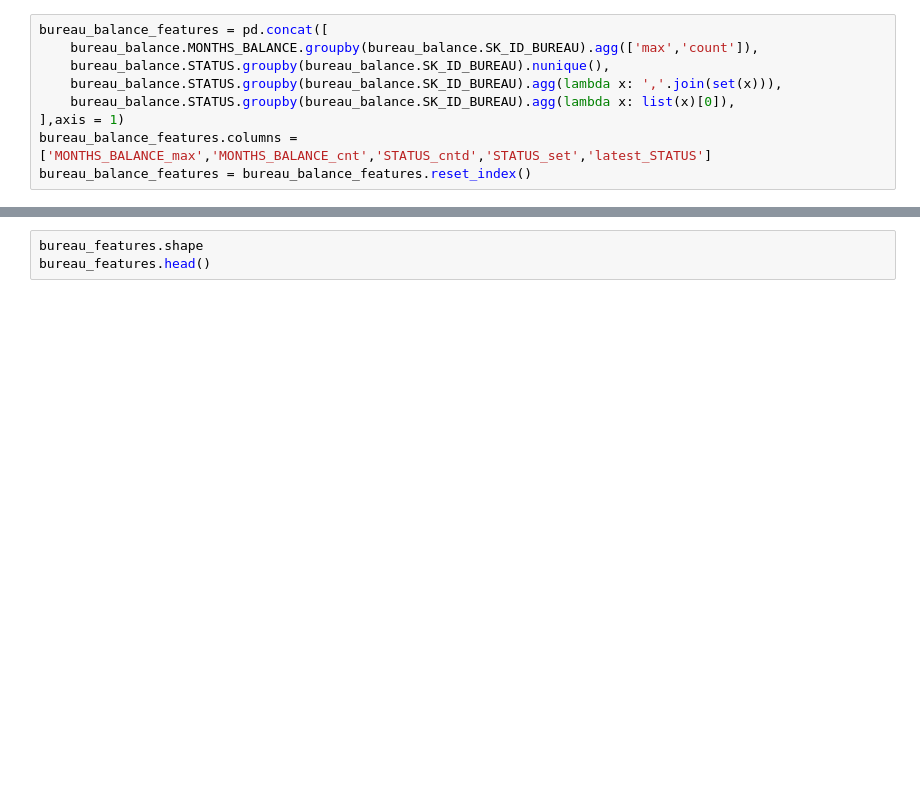
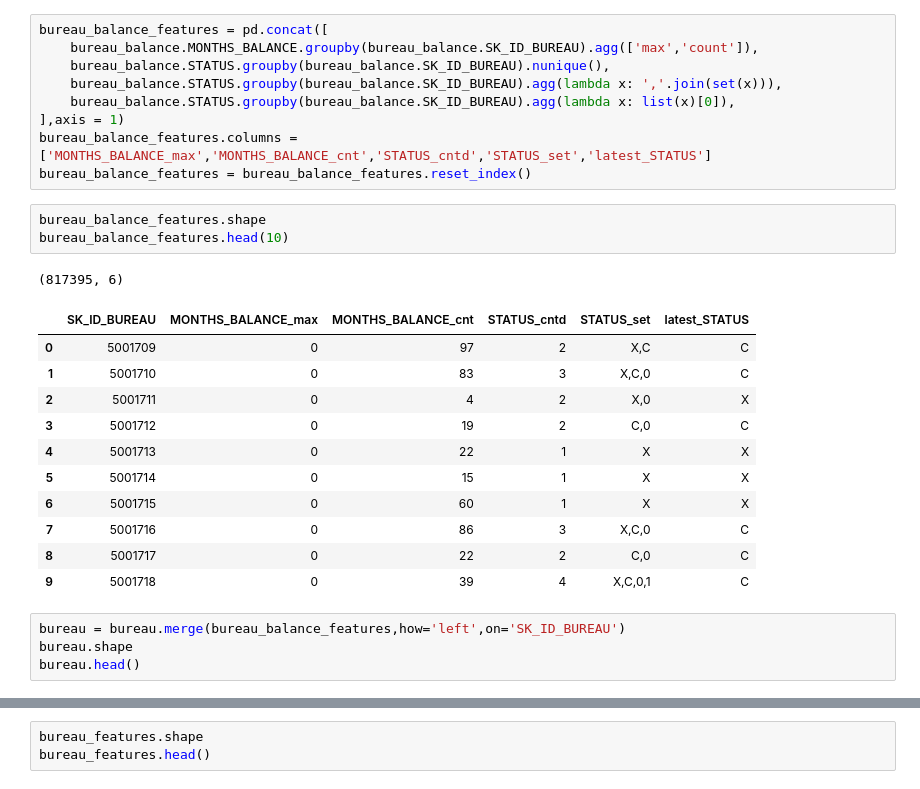
Before and after one commit to niujiaolaoganba/home_credit, a Jupyter notebook: bureau_features.ipynb, the cells around one changed output, grey strips where cells are left out. Saved outputs shown, nothing was run; the diff lists cells and outputs as text; blank space fills up the shorter version.

```diff
--- a/bureau_features.ipynb
+++ b/bureau_features.ipynb
@@ -85,5 +85,25 @@ bureau_balance_features = pd.concat([
 ],axis = 1)
 bureau_balance_features.columns = ['MONTHS_BALANCE_max','MONTHS_BALANCE_cnt','STATUS_cntd','STATUS_set','latest_STATUS']
 bureau_balance_features = bureau_balance_features.reset_index()
+# %%
+bureau_balance_features.shape
+bureau_balance_features.head(10)
+# %% [output]
+(817395, 6)
+|  | SK_ID_BUREAU | MONTHS_BALANCE_max | MONTHS_BALANCE_cnt | STATUS_cntd | STATUS_set | latest_STATUS |
+| 0 | 5001709 | 0 | 97 | 2 | X,C | C |
+| 1 | 5001710 | 0 | 83 | 3 | X,C,0 | C |
+| 2 | 5001711 | 0 | 4 | 2 | X,0 | X |
+| 3 | 5001712 | 0 | 19 | 2 | C,0 | C |
+| 4 | 5001713 | 0 | 22 | 1 | X | X |
+| 5 | 5001714 | 0 | 15 | 1 | X | X |
+| 6 | 5001715 | 0 | 60 | 1 | X | X |
+| 7 | 5001716 | 0 | 86 | 3 | X,C,0 | C |
+| 8 | 5001717 | 0 | 22 | 2 | C,0 | C |
+| 9 | 5001718 | 0 | 39 | 4 | X,C,0,1 | C |
+# %%
+bureau = bureau.merge(bureau_balance_features,how='left',on='SK_ID_BUREAU')
+bureau.shape
+bureau.head()
 # %%
 bureau.shape
```
Also changed, not shown: parts of 2 cells of this notebook, 3 other files.
